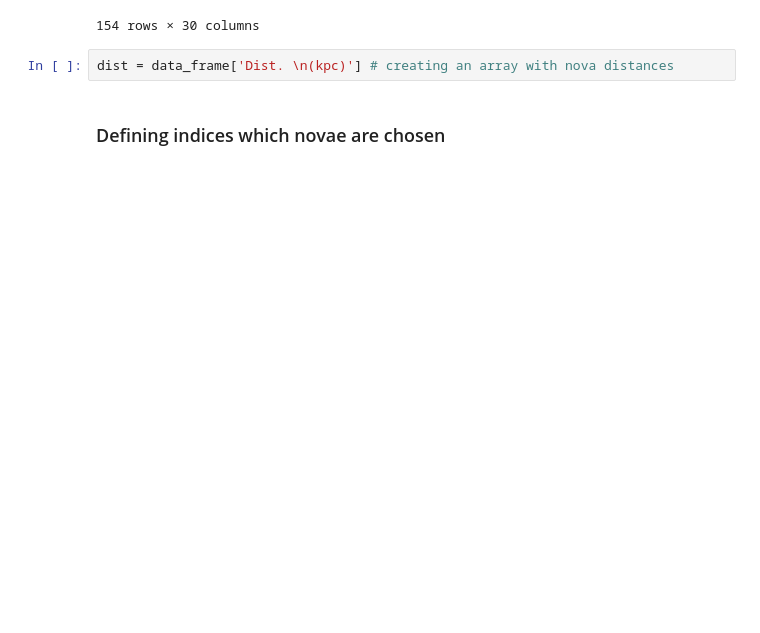
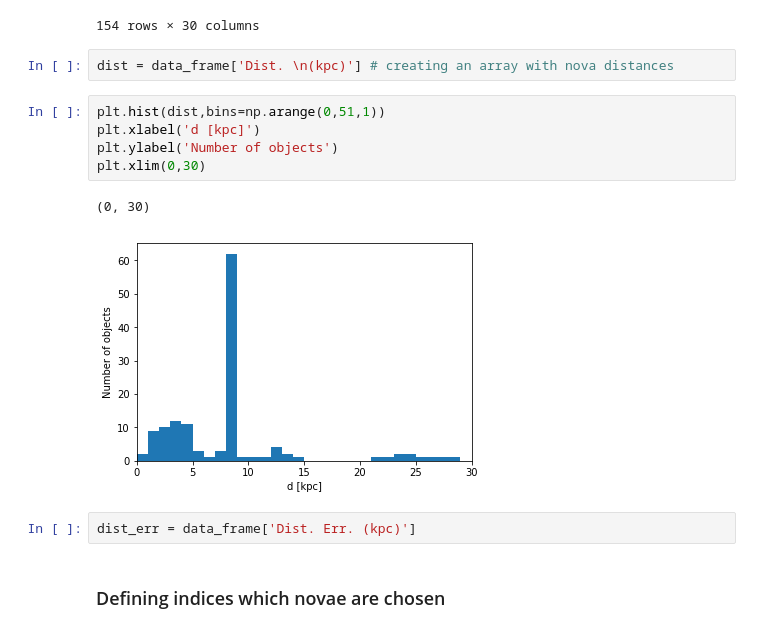
Before and after one commit to tsiegert/for-students, a Jupyter notebook: nova_analysis/Nova_analysis_v2.1.ipynb, the cells around one changed output. Drawn from its saved outputs; the diff is of its cells as text; blank space fills up the shorter version.

```diff
--- a/nova_analysis/Nova_analysis_v2.1.ipynb
+++ b/nova_analysis/Nova_analysis_v2.1.ipynb
@@ -33,5 +33,15 @@ data_frame
 154 rows × 30 columns
 # %%
 dist = data_frame['Dist. \n(kpc)'] # creating an array with nova distances
+# %%
+plt.hist(dist,bins=np.arange(0,51,1))
+plt.xlabel('d [kpc]')
+plt.ylabel('Number of objects')
+plt.xlim(0,30)
+# %% [output]
+(0, 30)
+[figure, added]
+# %%
+dist_err = data_frame['Dist. Err. (kpc)']
 # %% [markdown]
 <h3>Defining indices which novae are chosen</h3>
```
Also changed, not shown: parts of 46 cells of this notebook.
